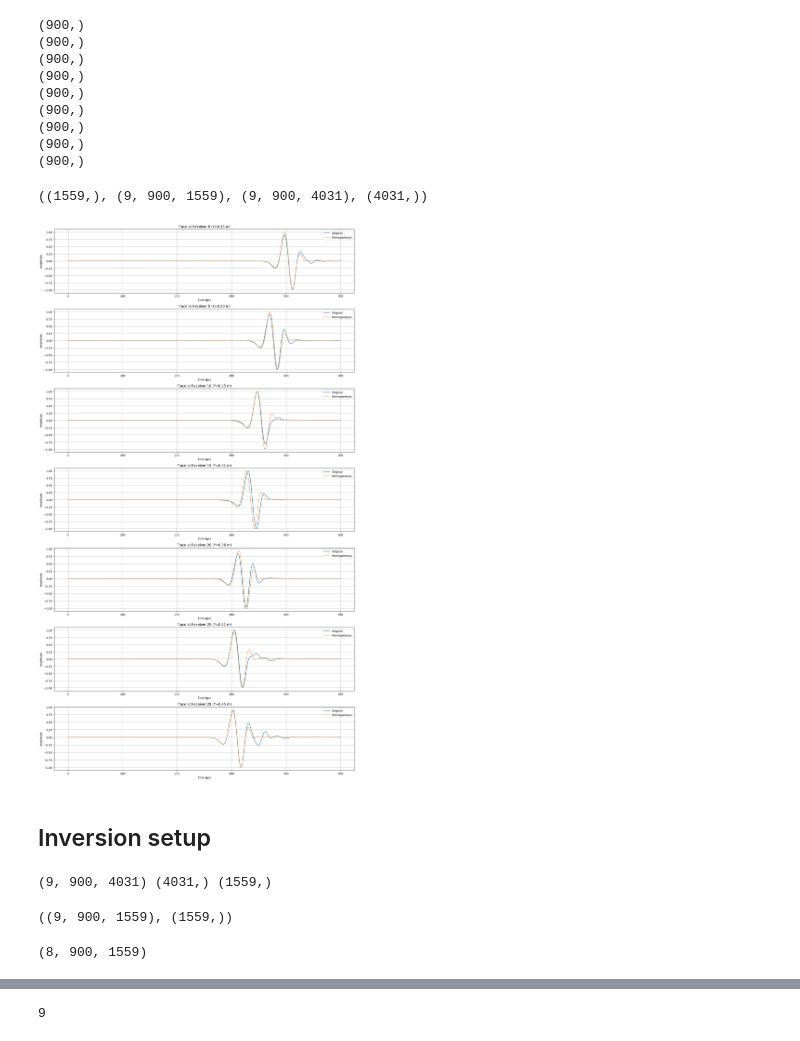
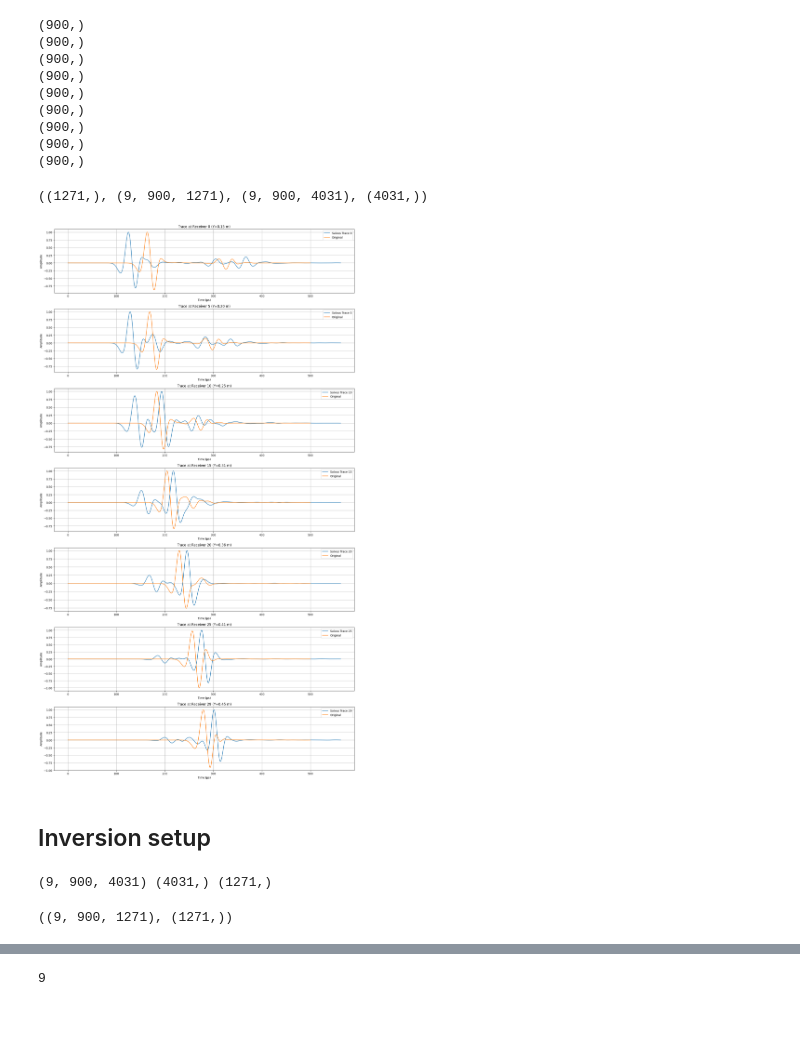
Before and after one commit to armercier/Hybrid-OED, a Jupyter notebook: src/scripts/test_salvus_forward_solve_dispersion.ipynb, the cells around one changed output, grey strips where cells are left out. Saved outputs shown, nothing was run; the diff lists cells and outputs as text; code cells hidden in the pictures.

```diff
--- a/src/scripts/test_salvus_forward_solve_dispersion.ipynb
+++ b/src/scripts/test_salvus_forward_solve_dispersion.ipynb
@@ -57,7 +57,7 @@ from hybridoed.oed import *
 
 # ---- physical domain (meters) ----
 Lx, Ly = 0.6, 0.6               # FIXED domain size
-c_min = 1300.0
+c_min = 1600.0
 c_max = 5750.0
 
 # ---- material model (fixed in meters) ----
@@ -789,7 +789,8 @@ def extract_dispersion_fk(u, dt, dx):
 # %%
 # read the traces from salvus
 # salvus_out = np.load("diagonal_traces_all.npz")  # assuming the traces are saved in a numpy file
-salvus_out = np.load("all_traces.npz")
+# salvus_out = np.load("all_traces.npz")
+salvus_out = np.load("all_traces_S0.npz")
 # salvus_traces = salvus_out["diagonal_traces_all"][-1]
 salvus_traces = salvus_out["all_traces"]
 salvus_time = salvus_out["t"]
@@ -883,34 +884,34 @@ seis_traces_disp_spline_array = jnp.array(seis_traces_disp_spline)
 # %%
 time.shape,seis_traces_disp_spline_array.shape,salvus_traces.shape,salvus_time.shape
 # %% [output]
-((1559,), (9, 900, 1559), (9, 900, 4031), (4031,))
+((1271,), (9, 900, 1271), (9, 900, 4031), (4031,))
 # %%
 
 trace_idx = [0,5,10,15,20,25,29]  # indices of traces to plot
 # trace_idx = []
-src_idx_to_plot = 8
+src_idx_to_plot = 3
 
 # Create a single big figure with all traces
 fig, axes = plt.subplots(len(trace_idx), 1, figsize=(16, 4*len(trace_idx)))
 
 for i, idx in enumerate(trace_idx):
     ax = axes[i] if len(trace_idx) > 1 else axes
-    # ax.plot(salvus_time*1e6, salvus_traces[src_idx_to_plot, idx, :]/np.max(np.abs(salvus_traces[src_idx_to_plot, idx, :])), label=f"Salvus Trace {idx}")
+    ax.plot(salvus_time*1e6, salvus_traces[src_idx_to_plot, idx, :]/np.max(np.abs(salvus_traces[src_idx_to_plot, idx, :])), label=f"Salvus Trace {idx}")
     ax.plot(time*1e6, seis_total[src_idx_to_plot, idx,:]/np.max(np.abs(seis_total[src_idx_to_plot, idx,:])), label="Original")
-    ax.plot(time*1e6, seis_homo_total[src_idx_to_plot, idx,:]/np.max(np.abs(seis_homo_total[src_idx_to_plot, idx,:])), label="Homogeneous", linestyle='--')
+    # ax.plot(time*1e6, seis_homo_total[src_idx_to_plot, idx,:]/np.max(np.abs(seis_homo_total[src_idx_to_plot, idx,:])), label="Homogeneous", linestyle='--')
     # ax.plot(time*1e6, seis_traces_disp[src_idx_to_plot, idx,:]/np.max(np.abs(seis_traces_disp[src_idx_to_plot, idx,:])), label="Dispersion-Corrected", linestyle='--')
     # ax.plot(time*1e6, seis_traces_disp_spline_array[src_idx_to_plot, idx,:]/np.max(np.abs(seis_traces_disp_spline_array[src_idx_to_plot, idx,:])), label="Dispersion-Corrected (salvus Spline)", linestyle='--')
     ax.grid()
     ax.set_xlabel('Time (µs)')
     ax.set_ylabel('Amplitude')
     ax.set_title(f'Trace at Receiver {idx} (Y={receiver_is[diag_indices[idx],1]*dx:.2f} m)')
     ax.legend()
 
 plt.tight_layout()
 # plt.savefig('diagonal_traces_comparison_dispersive.pdf', format='pdf', bbox_inches='tight')
 plt.show()
 # %% [output]
-[figure, old version]
+[figure, new version]
 # %% [markdown]
 ## Inversion setup
 # %%
@@ -926,7 +927,8 @@ del seis_traces_disp_spline_array
 gc.collect()
 jax.clear_caches()
 # %%
-salvus_out = np.load("all_traces.npz")
+# salvus_out = np.load("all_traces.npz")
+salvus_out = np.load("all_traces_S0.npz")
 salvus_traces = salvus_out["all_traces"]
 salvus_time = salvus_out["t"]
 print(salvus_traces.shape, salvus_time.shape, time.shape)
@@ -942,17 +944,15 @@ if len(salvus_time) != len(time):
 
 salvus_traces.shape, time.shape
 # %% [output]
-(9, 900, 4031) (4031,) (1559,)
+(9, 900, 4031) (4031,) (1271,)
-((9, 900, 1559), (1559,))
+((9, 900, 1271), (1271,))
 # %%
 # lest normalize each individuals tracs of the salvus data with respect to the maximum absolute value of that trace
 salvus_traces_normalized = salvus_traces / jnp.max(jnp.abs(salvus_traces), axis=2, keepdims=True)
 # %%
 # lets remove the center source from the salvus which is 4th source in the list
-salvus_traces_normalized = jnp.delete(salvus_traces_normalized, 4, axis=0)
-salvus_traces_normalized.shape
+# salvus_traces_normalized = jnp.delete(salvus_traces_normalized, 4, axis=0)
+# salvus_traces_normalized.shape
-# %% [output]
-(8, 900, 1559)
 # %%
 mask = jnp.ones(true_model.shape, dtype=jnp.float32)
 # mask the position of the source (and a bit around) to avoid the optimizer trying to fit those areas
```
Also changed, not shown: parts of 30 cells of this notebook.
